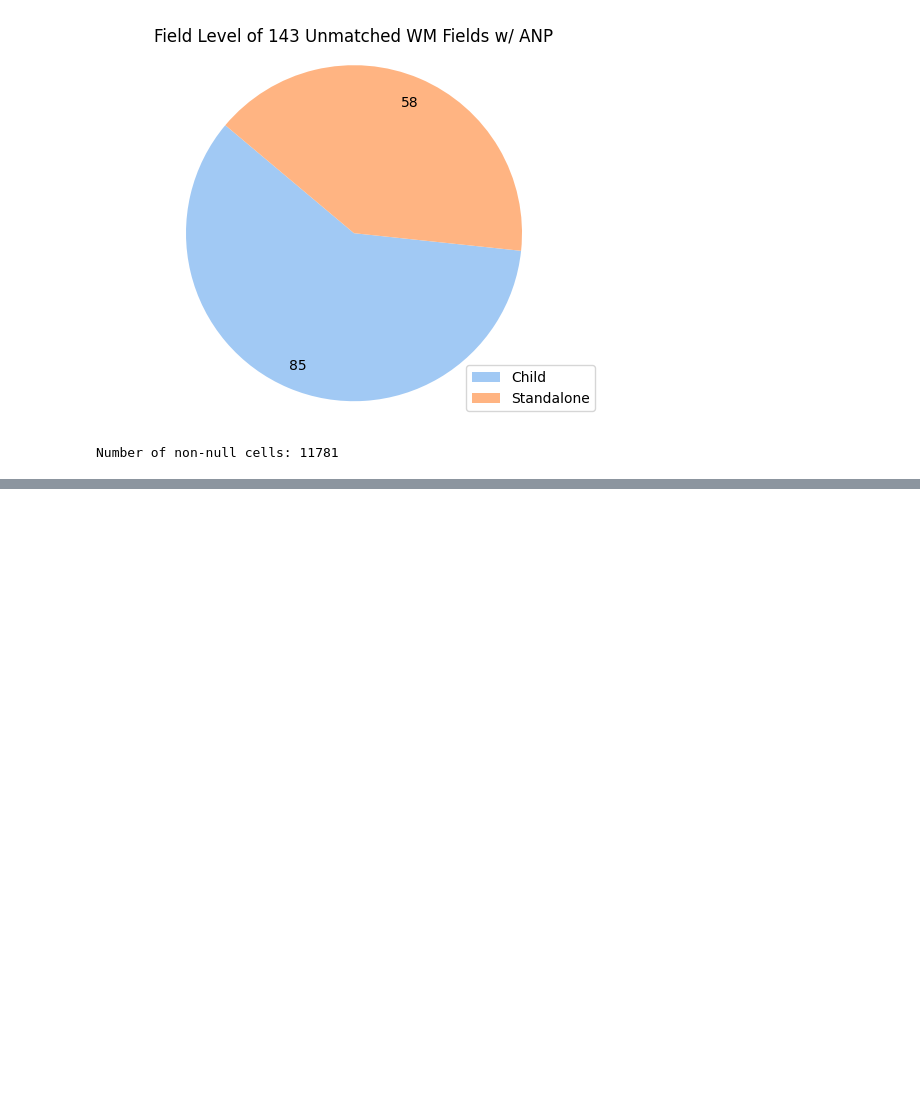
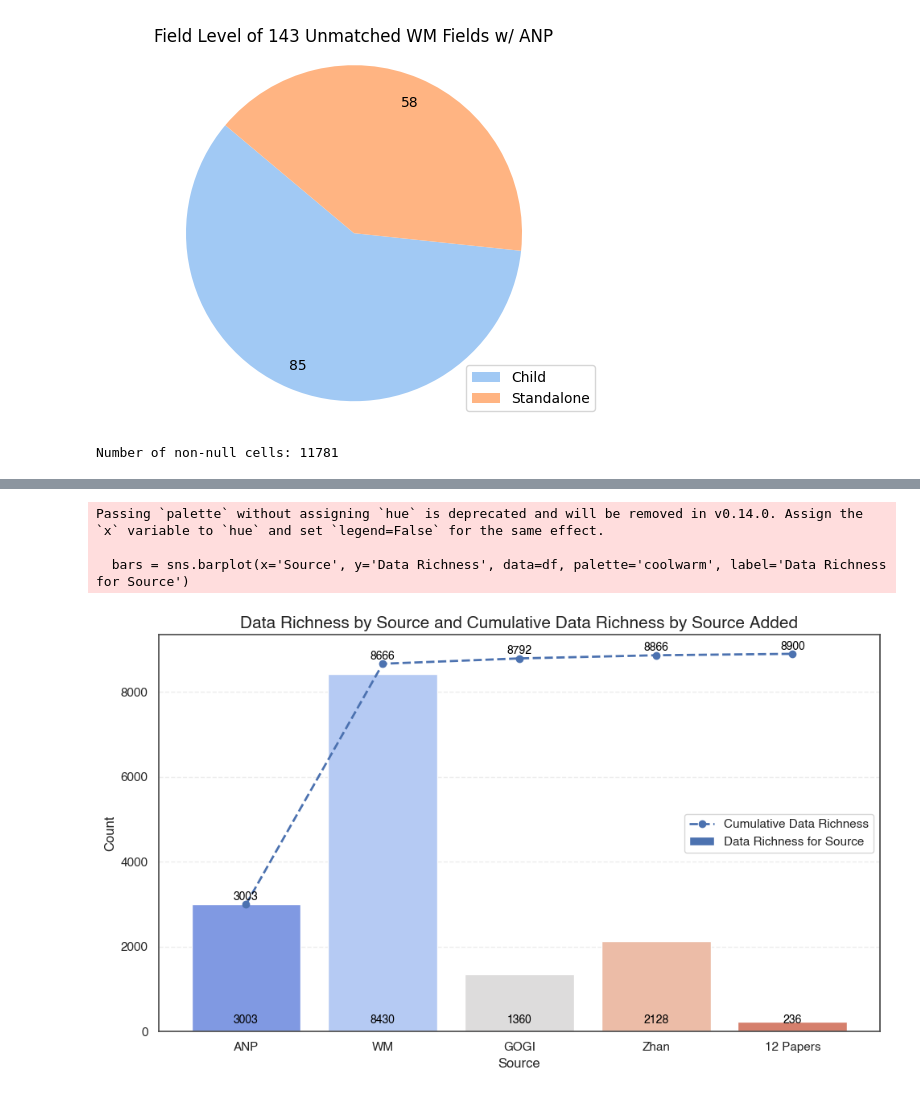
Before and after one commit to FanYaQi/Pyxis, a Jupyter notebook: db/notebooks/demo.ipynb, the cells around one changed output, grey strips where cells are left out. Saved outputs shown, nothing was run; the diff lists cells and outputs as text; code cells hidden in the pictures; blank space fills up the shorter version.

```diff
--- a/db/notebooks/demo.ipynb
+++ b/db/notebooks/demo.ipynb
@@ -528,3 +563,76 @@ OPGEE_data_richness
+# %%
+import pandas as pd
+import matplotlib.pyplot as plt
+import seaborn as sns
+import matplotlib.patches as mpatches
+
+# Data dictionaries
+data_richness = {'ANP': 3003, 'WM': 8430, 'GOGI': 1360, 'Zhan': 2128, '12 Papers': 236}
+OPGEE_data_richness = {'ANP': 3003, 'WM': 8666, 'GOGI': 8792, 'Zhan': 8866, '12 Papers': 8900}
+
+# Convert the dictionaries to a DataFrame
+df = pd.DataFrame({
+    'Source': list(data_richness.keys()),
+    'Data Richness': list(data_richness.values()),
+    'OPGEE Data Richness': list(OPGEE_data_richness.values())
+})
+
+# Set the Seaborn style for a cleaner look
+sns.set(style="whitegrid", rc={"grid.color": ".9", "axes.edgecolor": ".3"})
+
+plt.rcParams['font.family'] = 'Helvetica'
+plt.rcParams['font.size'] = 12
+
+# Create the figure
+plt.figure(figsize=(10, 6))
+
+# Create the bar plot for data_richness and assign it to a variable for the legend
+bars = sns.barplot(x='Source', y='Data Richness', data=df, palette='coolwarm', label='Data Richness for Source')
+
+# Add data labels for the bar plot
+for index, row in df.iterrows():
+    plt.text(index, 200,
+             str(row['Data Richness']),
+             color='black', ha="center", fontsize=10)
+
+# Add a line plot for OPGEE_data_richness and assign it to a variable for the legend
+line, = plt.plot(df['Source'], df['OPGEE Data Richness'],
+         marker='o', linewidth=2, linestyle='--', label='Total Non-Duplicate Data Richness')
+
+# Add data labels for the line plot
+for index, row in df.iterrows():
+    plt.text(index, row['OPGEE Data Richness'] + 100,
+             str(row['OPGEE Data Richness']),
+             color='black', ha="center", fontsize=10)
+
+# Customize the plot
+plt.title('Data Richness by Source and Cumulative Data Richness by Source Added', weight='bold', fontsize=15)
+plt.xlabel('Source')
+plt.ylabel('Count')
+plt.xticks()
+plt.yticks()
+
+# Show a cleaner grid (on the y-axis only)
+plt.grid(axis='y', linestyle='--', alpha=0.7)
+
+# Add a custom legend only distinguishing the bars and the line plot
+custom_legend = [plt.Line2D([0], [0], lw=2, linestyle='--', marker='o', label='Cumulative Data Richness'),
+                 mpatches.Patch(label='Data Richness for Source')]
+
+plt.legend(handles=custom_legend, loc='best')
+
+# Tight layout for better spacing
+plt.tight_layout()
+
+# Save the figure
+plt.savefig('../data/br_geodata/plots/Data_richness_plot.svg', format='svg', dpi=300)
+# Show the plot
+plt.show()
+# %% [output]
+Passing `palette` without assigning `hue` is deprecated and will be removed in v0.14.0. Assign the `x` variable to `hue` and set `legend=False` for the same effect.
+
+  bars = sns.barplot(x='Source', y='Data Richness', data=df, palette='coolwarm', label='Data Richness for Source')
+[figure, added]
 # %%
 import pandas as pd
 import matplotlib.pyplot as plt
```
Also changed, not shown: parts of 18 cells of this notebook, 6 other files.
